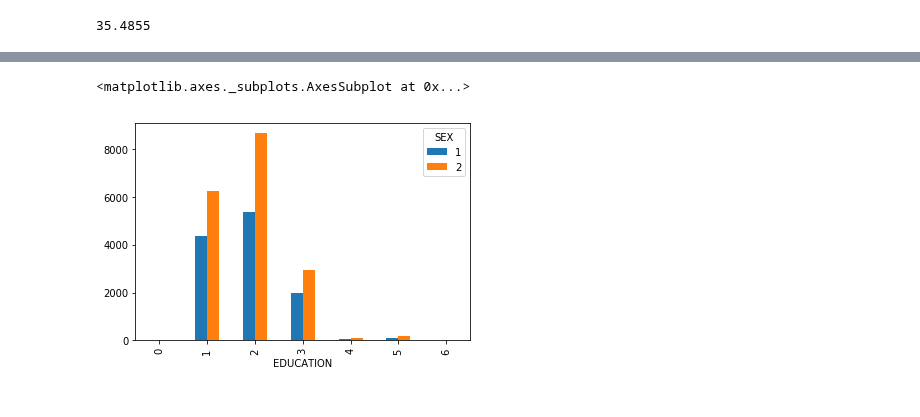
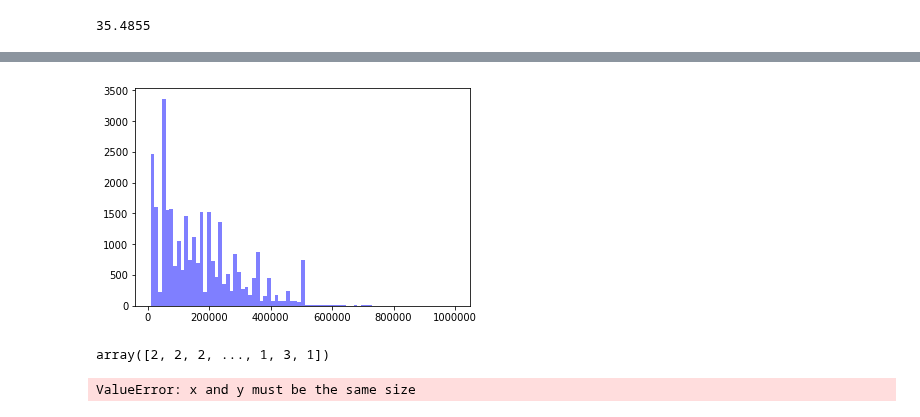
Before and after one commit to user357x/sfml, a Jupyter notebook: hw_01/hw1-task.ipynb, the cells around one changed output, grey strips where cells are left out. Drawn from its saved outputs; the diff is of its cells as text; code cells hidden in the pictures.

```diff
--- a/hw_01/hw1-task.ipynb
+++ b/hw_01/hw1-task.ipynb
@@ -85,8 +127,24 @@ df.pivot_table #TODO
 # принимает значение D, если значение LIMIT_BAL <=400000 и >200000
 # принимает значение E, если значение LIMIT_BAL <=700000 и >400000
 # принимает значение F, если значение LIMIT_BAL >700000
+#TODO
 
-#TODO
+def get_value (row):
+   if row['LIMIT_BAL'] <= 10000 :
+      return 'A'
+   if (row['LIMIT_BAL'] <= 100000) & (row['LIMIT_BAL'] > 10000) :
+      return 'B'
+   if (row['LIMIT_BAL'] <= 200000) & (row['LIMIT_BAL'] > 100000) :
+      return 'C'
+   if (row['LIMIT_BAL'] <= 400000) & (row['LIMIT_BAL'] > 200000) :
+      return 'D'
+   if (row['LIMIT_BAL'] <= 700000) & (row['LIMIT_BAL'] > 400000) :
+      return 'E'
+   if (row['LIMIT_BAL'] > 700000) :
+      return 'F'
+   return 'Other'
+
+df["NEW_COL"] = df.apply (lambda row: get_value(row), axis=1)
 # %%
 %matplotlib inline
 # %%
@@ -96,10 +152,48 @@ df #TODO
-# %%
-# (8) построить зависимость кредитного лимита от образования для каждого пола
-# график необходимо сделать очень широким (на весь экран)
-df #TODO
-# %% [output]
-<matplotlib.axes._subplots.AxesSubplot at 0x...>
-[figure, removed]
+# %%
+#TODO
+
+import matplotlib.pyplot as plt
+x = df["LIMIT_BAL"]
+num_bins = len(df["LIMIT_BAL"].unique())
+plt.hist(x, num_bins, facecolor='blue', alpha=0.5)
+plt.show()
+# %% [output]
+[figure, added]
+# %%
+df[df['SEX'] == 2]["EDUCATION"].values
+# %% [output]
+array([2, 2, 2, ..., 1, 3, 1])
+# %%
+# (8) построить зависимость кредитного лимита от образования для каждого пола
+# график необходимо сделать очень широким (на весь экран)
+#TODO
+
+plt.title("Зависимость кредитного лимита от образования для каждого пола")
+plt.xlabel("Образование")
+plt.ylabel("Лимит")
+
+plt.grid(True, linestyle='-', color='0.75')
+
+x = df["EDUCATION"]
+
+#x = df[(df['SEX'] == 2) & (df['EDUCATION'] == 2)]
+
+y1 = df[df['SEX'] == 1]["EDUCATION"].values
+y2 = df[df['SEX'] == 2]["EDUCATION"].values
+
+#fixedList = []
+#for n in df[df['SEX'] == 1]["EDUCATION"].values:
+#    fixedList.append(float(n))
+#ax = plt.subplots()
+
+#plt.scatter(x, y1, color="blue", label="мужчины")
+plt.scatter(x, y2, color="red", label="женщины")
+
+#plt.plot(x, fixedList, color="red", label="женщины")
+
+plt.show()
+# %% [output]
+ValueError: x and y must be the same size
 # %%
 # (9) построить зависимость кредитного лимита и образования только для одного из полов
 
```
Also changed, not shown: parts of 9 cells of this notebook, 1 other file.
